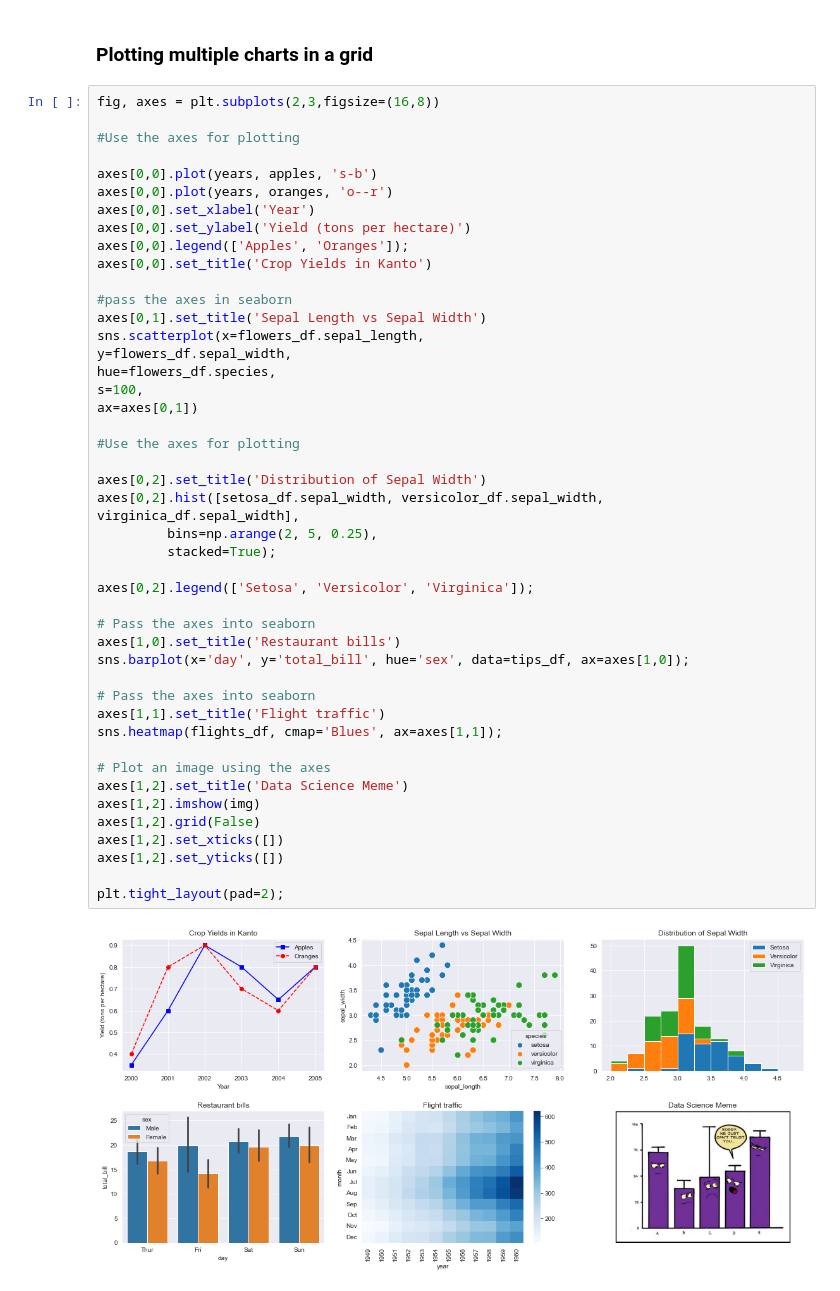
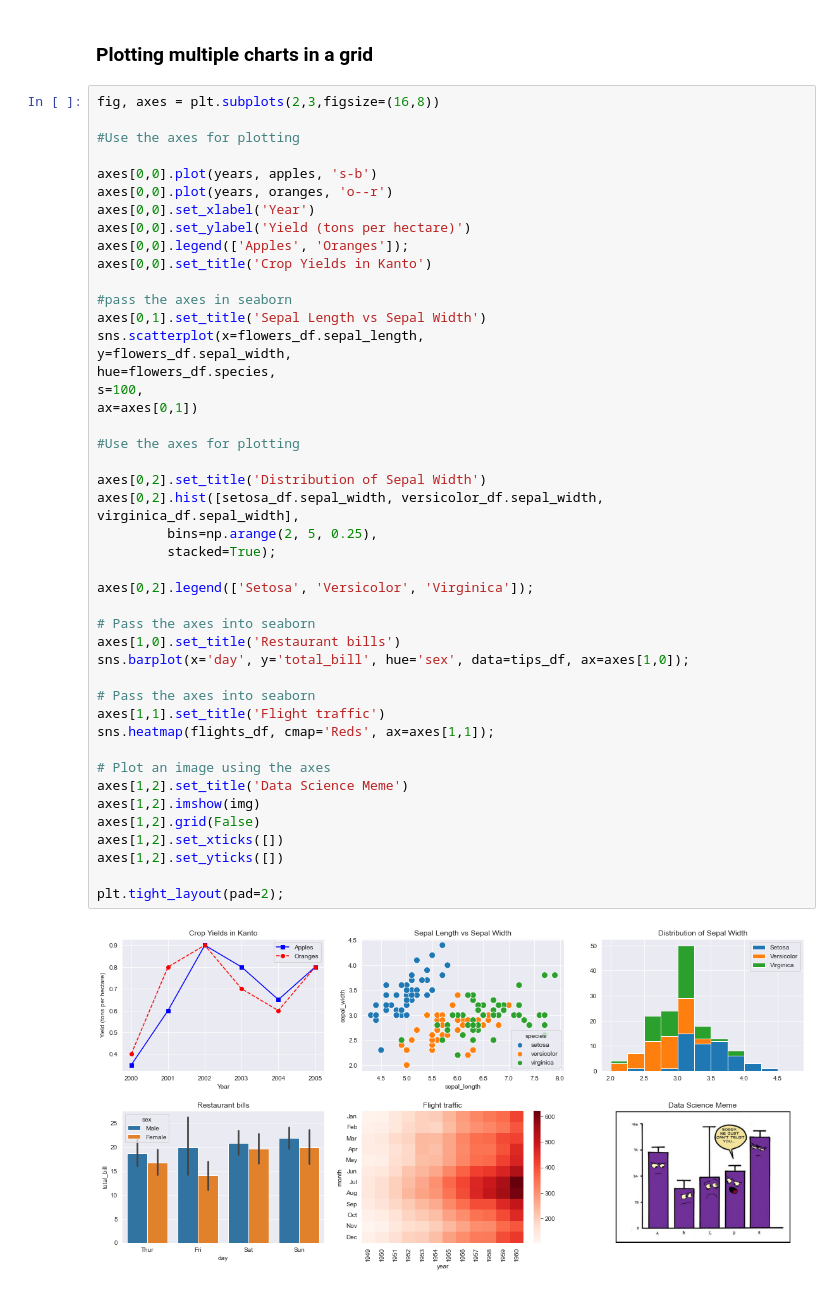
Before and after one commit to piyushrj100/Data_analysis, a Jupyter notebook: mat.ipynb, the cells around one changed output. Saved outputs shown, nothing was run; the diff lists cells and outputs as text.

```diff
--- a/mat.ipynb
+++ b/mat.ipynb
@@ -398,32 +398,32 @@ sns.scatterplot(x=flowers_df.sepal_length,
 y=flowers_df.sepal_width,
 hue=flowers_df.species,
 s=100,
 ax=axes[0,1])
 
 #Use the axes for plotting
 
 axes[0,2].set_title('Distribution of Sepal Width')
 axes[0,2].hist([setosa_df.sepal_width, versicolor_df.sepal_width, virginica_df.sepal_width],
          bins=np.arange(2, 5, 0.25),
          stacked=True);
 
 axes[0,2].legend(['Setosa', 'Versicolor', 'Virginica']);
 
 # Pass the axes into seaborn
 axes[1,0].set_title('Restaurant bills')
 sns.barplot(x='day', y='total_bill', hue='sex', data=tips_df, ax=axes[1,0]);
 
 # Pass the axes into seaborn
 axes[1,1].set_title('Flight traffic')
-sns.heatmap(flights_df, cmap='Blues', ax=axes[1,1]);
+sns.heatmap(flights_df, cmap='Reds', ax=axes[1,1]);
 
 # Plot an image using the axes
 axes[1,2].set_title('Data Science Meme')
 axes[1,2].imshow(img)
 axes[1,2].grid(False)
 axes[1,2].set_xticks([])
 axes[1,2].set_yticks([])
 
 plt.tight_layout(pad=2);
 # %% [output]
-[figure, old version]
+[figure, new version]
```
